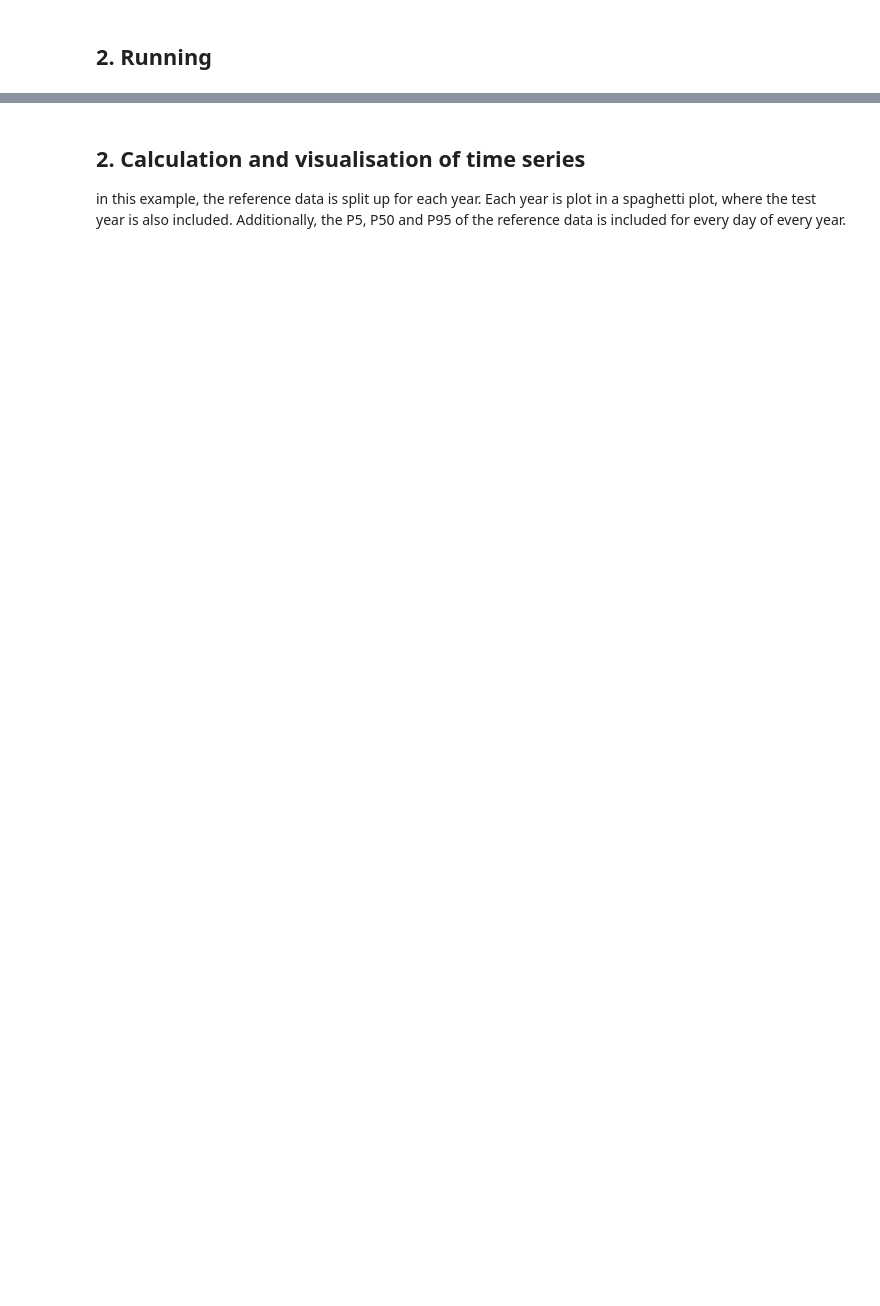
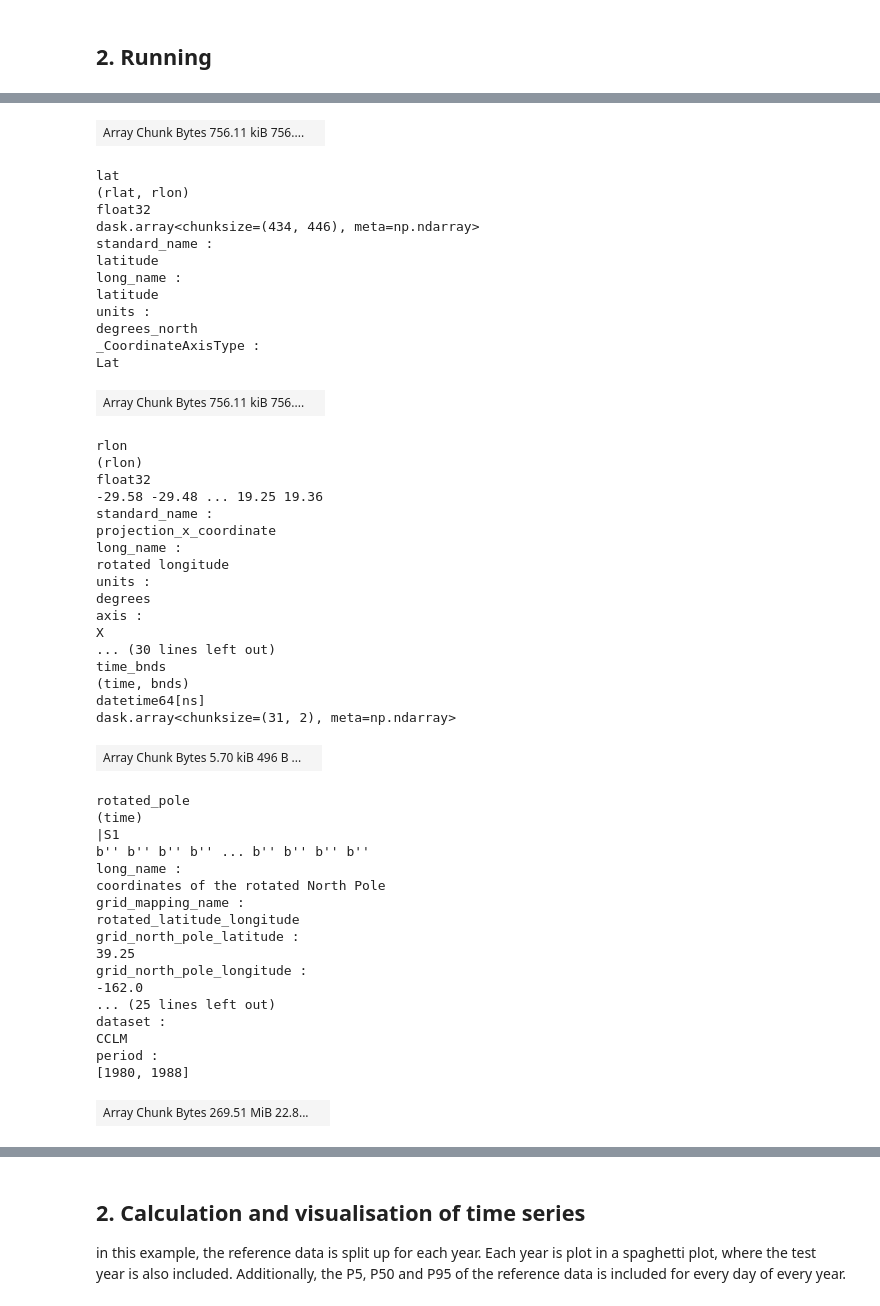
Before and after one commit to CORDEX-be2/ValEnsPy, a Jupyter notebook: evaluation_cclm/cclm_gcm_evaluation_EUR11.ipynb, the cells around one changed output, grey strips where cells are left out. Saved outputs shown, nothing was run; the diff lists cells and outputs as text; code cells hidden in the pictures; blank space fills up the shorter version.

```diff
--- a/evaluation_cclm/cclm_gcm_evaluation_EUR11.ipynb
+++ b/evaluation_cclm/cclm_gcm_evaluation_EUR11.ipynb
@@ -176,8 +181,6 @@ def plot_point_timeseries(variable: str, ref_dataset: str, experiments: list, po
 ## 2. Running
 # %%
 experiment = "CB2_CCLM_EUR11_EC-Earth_test"
-model = "CCLM"
-variable = 'tas'
-daily_statistic = "mean"
 da_exp = manager.load_data(model, [variable], freq="monthly", path_identifiers=[experiment, daily_statistic])
 da_exp
+# %% [output]
@@ -183,0 +222,50 @@ da_exp
+| Array Chunk Bytes 756.11 kiB 756.... |  |
+lat
+(rlat, rlon)
+float32
+dask.array<chunksize=(434, 446), meta=np.ndarray>
+standard_name :
+latitude
+long_name :
+latitude
+units :
+degrees_north
+_CoordinateAxisType :
+Lat
+| Array Chunk Bytes 756.11 kiB 756.... |  |
+rlon
+(rlon)
+float32
+-29.58 -29.48 ... 19.25 19.36
+standard_name :
+projection_x_coordinate
+long_name :
+rotated longitude
+units :
+degrees
+axis :
+X
+... (30 lines left out)
+time_bnds
+(time, bnds)
+datetime64[ns]
+dask.array<chunksize=(31, 2), meta=np.ndarray>
+| Array Chunk Bytes 5.70 kiB 496 B ... |  |
+rotated_pole
+(time)
+|S1
+b'' b'' b'' b'' ... b'' b'' b'' b''
+long_name :
+coordinates of the rotated North Pole
+grid_mapping_name :
+rotated_latitude_longitude
+grid_north_pole_latitude :
+39.25
+grid_north_pole_longitude :
+-162.0
+... (25 lines left out)
+dataset :
+CCLM
+period :
+[1980, 1988]
+| Array Chunk Bytes 269.51 MiB 22.8... |  |
```
Also changed, not shown: parts of 22 cells of this notebook.
